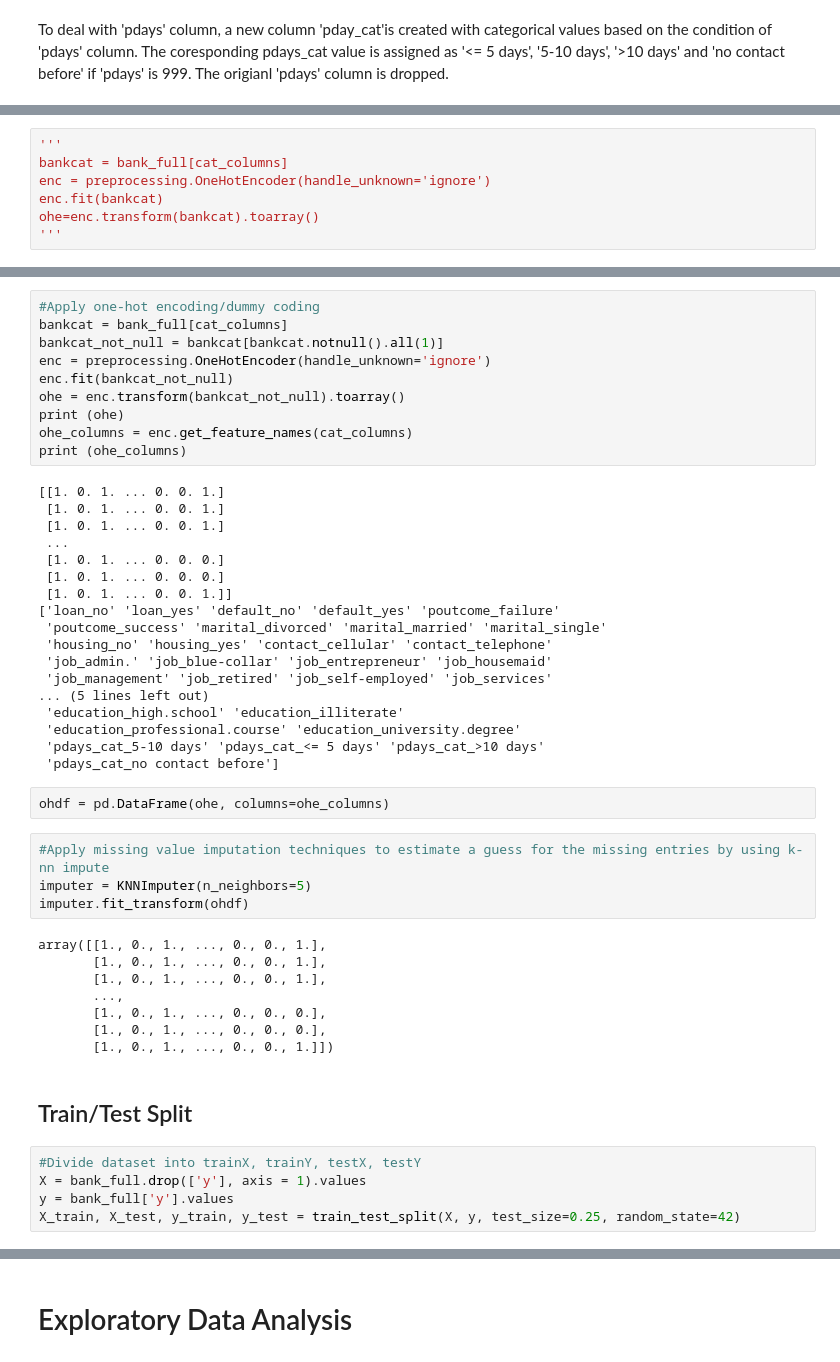
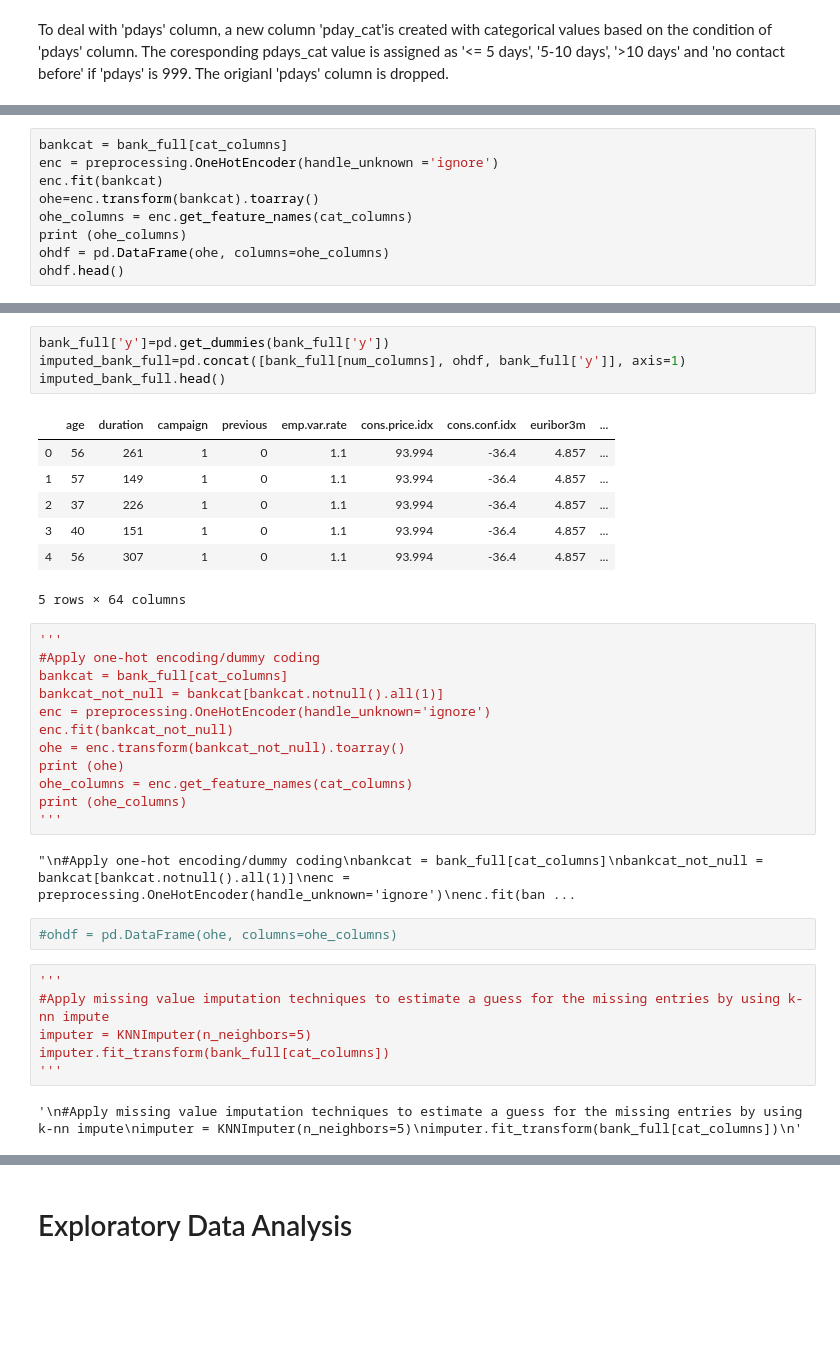
Before and after one commit to swang141/springboard_datascience, a Jupyter notebook: Bank_Marketing_Direct_Call_Marketing_Analysis.ipynb, the cells around one changed output, grey strips where cells are left out. Cells and saved outputs as stored; diff of their text form; blank space fills up the shorter version.

```diff
--- a/Bank_Marketing_Direct_Call_Marketing_Analysis.ipynb
+++ b/Bank_Marketing_Direct_Call_Marketing_Analysis.ipynb
@@ -151,8 +171,10 @@ To deal with 'pdays' column, a new column 'pday_cat'is created with categorical
 # %%
-'''
 bankcat = bank_full[cat_columns]
-enc = preprocessing.OneHotEncoder(handle_unknown='ignore')
+enc = preprocessing.OneHotEncoder(handle_unknown ='ignore')
 enc.fit(bankcat)
 ohe=enc.transform(bankcat).toarray()
-'''
+ohe_columns = enc.get_feature_names(cat_columns)
+print (ohe_columns)
+ohdf = pd.DataFrame(ohe, columns=ohe_columns)
+ohdf.head()
 # %% [output]
@@ -160,4 +202,17 @@ ValueError: Input contains NaN
+# %%
+bank_full['y']=pd.get_dummies(bank_full['y'])
+imputed_bank_full=pd.concat([bank_full[num_columns], ohdf, bank_full['y']], axis=1)
+imputed_bank_full.head()
+# %% [output]
+|  | age | duration | campaign | previous | emp.var.rate | cons.price.idx | cons.conf.idx | euribor3m | ... |
+| 0 | 56 | 261 | 1 | 0 | 1.1 | 93.994 | -36.4 | 4.857 | ... |
+| 1 | 57 | 149 | 1 | 0 | 1.1 | 93.994 | -36.4 | 4.857 | ... |
+| 2 | 37 | 226 | 1 | 0 | 1.1 | 93.994 | -36.4 | 4.857 | ... |
+| 3 | 40 | 151 | 1 | 0 | 1.1 | 93.994 | -36.4 | 4.857 | ... |
+| 4 | 56 | 307 | 1 | 0 | 1.1 | 93.994 | -36.4 | 4.857 | ... |
+5 rows × 64 columns
 # %%
+'''
 #Apply one-hot encoding/dummy coding
 bankcat = bank_full[cat_columns]
 bankcat_not_null = bankcat[bankcat.notnull().all(1)]
@@ -167,42 +222,16 @@ ohe = enc.transform(bankcat_not_null).toarray()
 print (ohe)
 ohe_columns = enc.get_feature_names(cat_columns)
 print (ohe_columns)
+'''
 # %% [output]
-[[1. 0. 1. ... 0. 0. 1.]
- [1. 0. 1. ... 0. 0. 1.]
- [1. 0. 1. ... 0. 0. 1.]
- ...
- [1. 0. 1. ... 0. 0. 0.]
- [1. 0. 1. ... 0. 0. 0.]
- [1. 0. 1. ... 0. 0. 1.]]
-['loan_no' 'loan_yes' 'default_no' 'default_yes' 'poutcome_failure'
- 'poutcome_success' 'marital_divorced' 'marital_married' 'marital_single'
- 'housing_no' 'housing_yes' 'contact_cellular' 'contact_telephone'
- 'job_admin.' 'job_blue-collar' 'job_entrepreneur' 'job_housemaid'
- 'job_management' 'job_retired' 'job_self-employed' 'job_services'
-... (5 lines left out)
- 'education_high.school' 'education_illiterate'
- 'education_professional.course' 'education_university.degree'
- 'pdays_cat_5-10 days' 'pdays_cat_<= 5 days' 'pdays_cat_>10 days'
- 'pdays_cat_no contact before']
+"\n#Apply one-hot encoding/dummy coding\nbankcat = bank_full[cat_columns]\nbankcat_not_null = bankcat[bankcat.notnull().all(1)]\nenc = preprocessing.OneHotEncoder(handle_unknown='ignore')\nenc.fit(ban ...
 # %%
-ohdf = pd.DataFrame(ohe, columns=ohe_columns)
+#ohdf = pd.DataFrame(ohe, columns=ohe_columns)
 # %%
+'''
 #Apply missing value imputation techniques to estimate a guess for the missing entries by using k-nn impute
 imputer = KNNImputer(n_neighbors=5)
-imputer.fit_transform(ohdf)
+imputer.fit_transform(bank_full[cat_columns])
+'''
 # %% [output]
-array([[1., 0., 1., ..., 0., 0., 1.],
-       [1., 0., 1., ..., 0., 0., 1.],
-       [1., 0., 1., ..., 0., 0., 1.],
-       ...,
-       [1., 0., 1., ..., 0., 0., 0.],
-       [1., 0., 1., ..., 0., 0., 0.],
-       [1., 0., 1., ..., 0., 0., 1.]])
+'\n#Apply missing value imputation techniques to estimate a guess for the missing entries by using k-nn impute\nimputer = KNNImputer(n_neighbors=5)\nimputer.fit_transform(bank_full[cat_columns])\n'
-# %% [markdown]
-## Train/Test Split
-# %%
-#Divide dataset into trainX, trainY, testX, testY
-X = bank_full.drop(['y'], axis = 1).values
-y = bank_full['y'].values
-X_train, X_test, y_train, y_test = train_test_split(X, y, test_size=0.25, random_state=42)
```
Also changed, not shown: parts of 42 cells of this notebook.
